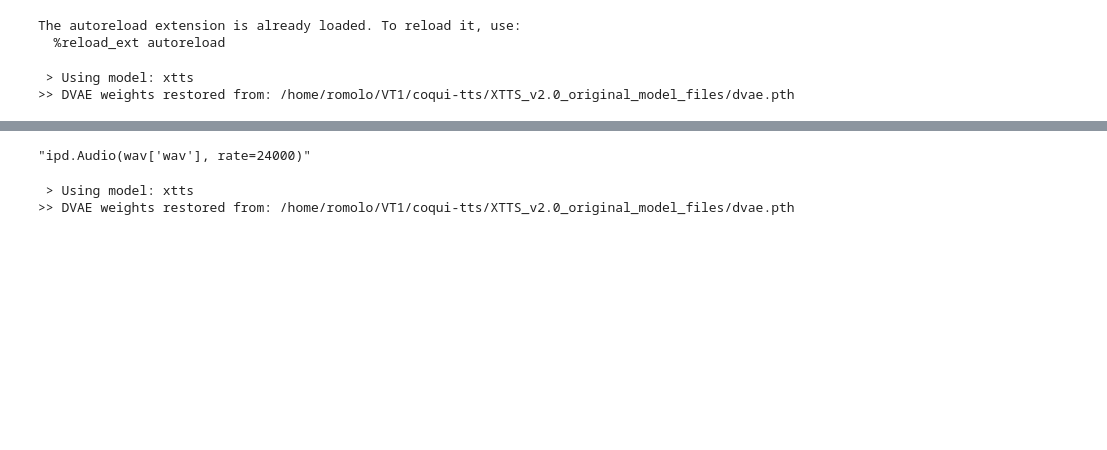
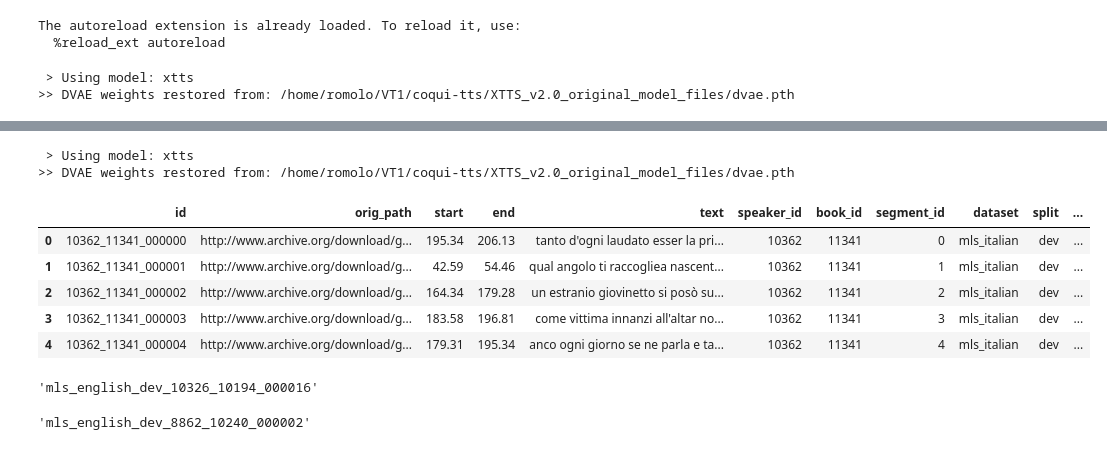
Before and after one commit to rm00cr/coqui-tts, a Jupyter notebook: development/develop.ipynb, the cells around one changed output, grey strips where cells are left out. Drawn from its saved outputs; the diff is of its cells as text; code cells hidden in the pictures; blank space fills up the shorter version.

```diff
--- a/development/develop.ipynb
+++ b/development/develop.ipynb
@@ -165,7 +27,3 @@ for i in range(0,10):
-# %%
-"""ipd.Audio(wav['wav'], rate=24000)"""
-# %% [output]
-"ipd.Audio(wav['wav'], rate=24000)"
 # %%
 from huggingface_hub import hf_hub_download
 
@@ -185,0 +46,10 @@ tts, model, train_model, config = load_tts_and_trainer(paths)
+# %%
+df = pd.read_csv('/data/dev/metadata/0000.csv')
+df.head()
+# %% [output]
+|  | id | orig_path | start | end | text | speaker_id | book_id | segment_id | dataset | split | ... |
+| 0 | 10362_11341_000000 | http://www.archive.org/download/g... | 195.34 | 206.13 | tanto d'ogni laudato esser la pri... | 10362 | 11341 | 0 | mls_italian | dev | ... |
+| 1 | 10362_11341_000001 | http://www.archive.org/download/g... | 42.59 | 54.46 | qual angolo ti raccogliea nascent... | 10362 | 11341 | 1 | mls_italian | dev | ... |
+| 2 | 10362_11341_000002 | http://www.archive.org/download/g... | 164.34 | 179.28 | un estranio giovinetto si posò su... | 10362 | 11341 | 2 | mls_italian | dev | ... |
+| 3 | 10362_11341_000003 | http://www.archive.org/download/g... | 183.58 | 196.81 | come vittima innanzi all'altar no... | 10362 | 11341 | 3 | mls_italian | dev | ... |
+| 4 | 10362_11341_000004 | http://www.archive.org/download/g... | 179.31 | 195.34 | anco ogni giorno se ne parla e ta... | 10362 | 11341 | 4 | mls_italian | dev | ... |
@@ -185,0 +58,8 @@ tts, model, train_model, config = load_tts_and_trainer(paths)
+# %%
+df.store_id.iloc[11000]
+# %% [output]
+'mls_english_dev_10326_10194_000016'
+# %%
+df.store_id.iloc[11100]
+# %% [output]
+'mls_english_dev_8862_10240_000002'
```
Also changed, not shown: parts of 25 cells of this notebook, 5 other files.
